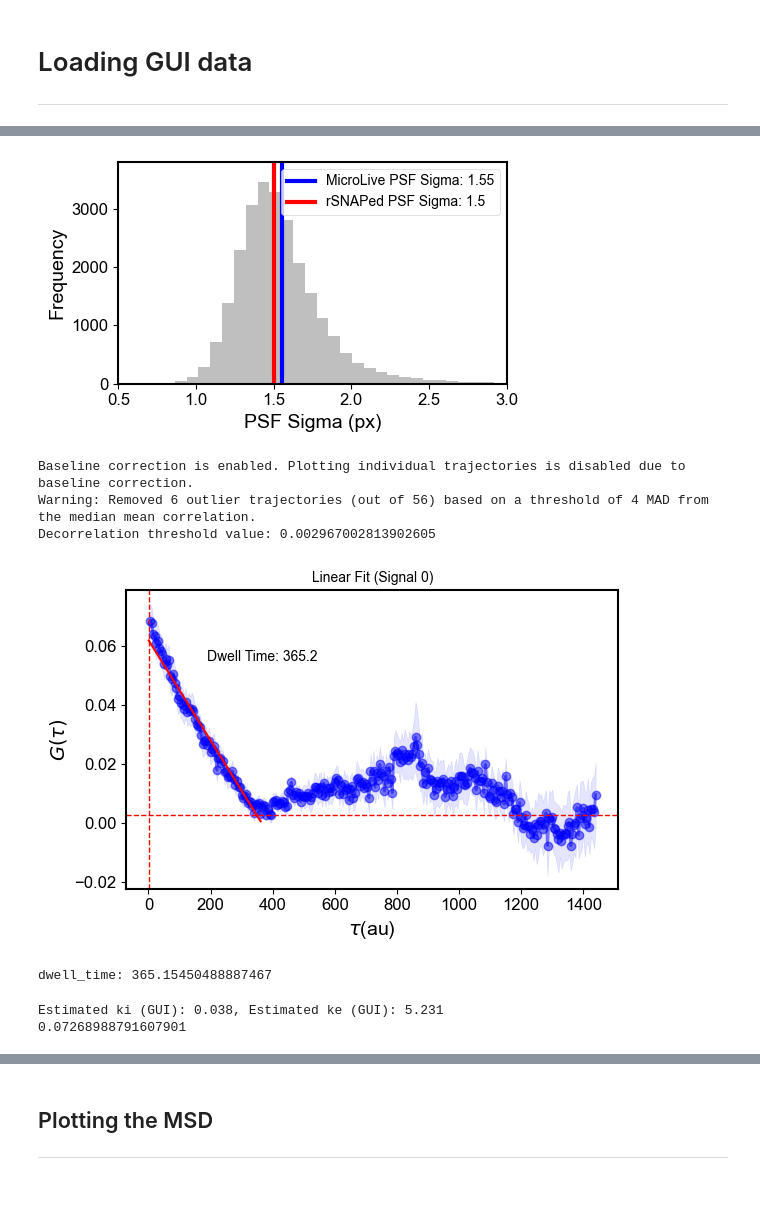
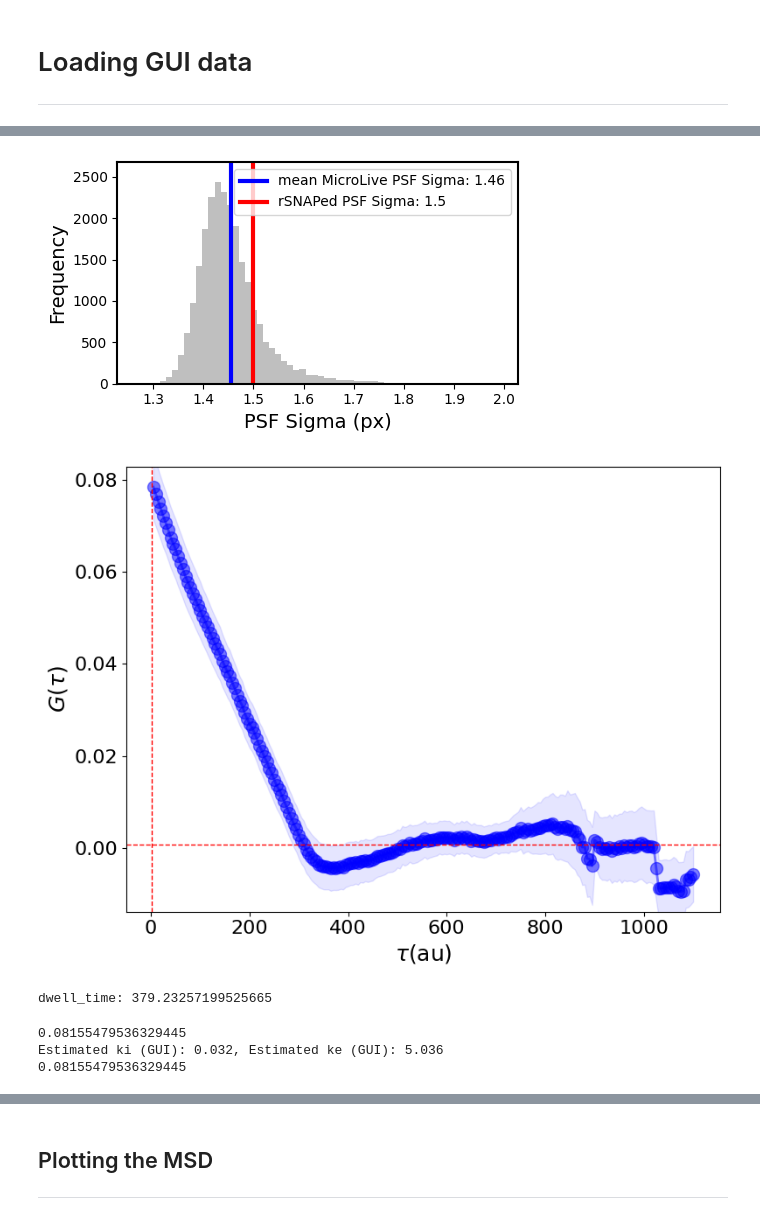
Before and after one commit to ningzhaoAnschutz/microlive, a Jupyter notebook: notebooks/GUI_paper_SI/synthetic_data/notebook_simulations.ipynb, the cells around one changed output, grey strips where cells are left out. Saved outputs shown, nothing was run; the diff lists cells and outputs as text; code cells hidden in the pictures; blank space fills up the shorter version.

```diff
--- a/notebooks/GUI_paper_SI/synthetic_data/notebook_simulations.ipynb
+++ b/notebooks/GUI_paper_SI/synthetic_data/notebook_simulations.ipynb
@@ -36,4 +38,12 @@ rsnaped_dir = r'/Users/nzlab-la/Desktop/rSNAPed'
 gene_file = Path('/Users/nzlab-la/Desktop/microlive/notebooks/GUI_paper_SI/pGG001(smHA-KDM5B-15xBoxB-24xMS2).dna')
 rsnaped_settings_yaml = r'/Users/nzlab-la/Desktop/microlive/notebooks/GUI_paper_SI/synthetic_data/kdm5b.yaml'
 results_dir = Path('/Users/nzlab-la/Desktop/microlive/notebooks/GUI_paper_SI/synthetic_data')
+plot_results_dir = Path('/Users/nzlab-la/Desktop/microlive/notebooks/GUI_paper_SI/synthetic_data/results_plots')
+
+
+# MicroLive data
+
+microlive_tracking_data_path = Path('/Users/nzlab-la/Desktop/microlive/notebooks/GUI_paper_SI/synthetic_data/results_smHA-KDM5B_smHA-KDM5B/tracking_smHA-KDM5B_smHA-KDM5B.csv')
+
+microlive_tracking_dataframe = pd.read_csv(microlive_tracking_data_path)
 # %%
@@ -335,35 +344,35 @@ plt.savefig(results_dir.joinpath('n_particles_per_frame.png'), dpi=900)
 # %%
 # extract the psf_sigma_ch_1 for all particles in all frames
-psf_sigma_ch_1_gui = gui_tracking_df['psf_sigma_ch_1'].values
+psf_sigma_ch_1_gui = microlive_tracking_dataframe['psf_sigma_ch_1'].values
 # remove nan values
 psf_sigma_ch_1_gui = psf_sigma_ch_1_gui[~np.isnan(psf_sigma_ch_1_gui)]
 # calculate the mean and std
 # %%
-gui_tracking_df.columns
+microlive_tracking_dataframe.columns
 use_spot_sigma = 1.5
 number_bins = 60
 ymax_hist =  np.max(np.histogram(psf_sigma_ch_1_gui, bins=number_bins)[0]) * 1.1
 # extract the spot_int_ch_1 values for all particles in the first frame
 # plot an histiogram of the intensity at frame 0
 fig, ax = plt.subplots(figsize=(5, 3), facecolor='white')
 ax.hist(psf_sigma_ch_1_gui, bins=number_bins, color='grey', alpha=0.5)
 ax.set_xlabel('PSF Sigma (px)', fontsize=14)
 ax.set_ylabel('Frequency', fontsize=14)
 #ax.set_title('PSF Sigma')
 #ax.set_xlim(0, np.max(psf_sigma_ch_1_gui) * 1.05)
-ax.set_xlim(0.5, 3)
+#ax.set_xlim(1.2, 2.0)
 ax.set_ylim(0, ymax_hist)
 # print a vertical line at the use_spot_sigma as a red line with max y values  np.max(psf_sigma_ch_1_gui) * 1.1
-ax.axvline(np.mean(psf_sigma_ch_1_gui),ymax=ymax_hist, color='b', linestyle='-', label=f'MicroLive PSF Sigma: {np.mean(psf_sigma_ch_1_gui):.2f}', linewidth=3)
+ax.axvline(np.mean(psf_sigma_ch_1_gui),ymax=ymax_hist, color='b', linestyle='-', label=f'mean MicroLive PSF Sigma: {np.mean(psf_sigma_ch_1_gui):.2f}', linewidth=3)
 ax.axvline(use_spot_sigma ,ymax=ymax_hist, color='r', linestyle='-', label=f'rSNAPed PSF Sigma: {use_spot_sigma}', linewidth=3)
 ax.legend()
 for spine in ax.spines.values():
     spine.set_edgecolor('black')
     spine.set_linewidth(1.5)
 plt.tight_layout()
 # save the figure
-plt.savefig(results_dir.joinpath('psf_sigma_ch_1_histogram.png'), dpi=900)
+plt.savefig(plot_results_dir.joinpath('psf_sigma_ch_1_histogram.png'), dpi=900)
 # %% [output]
-[figure, old version]
+[figure, new version]
 # %%
 step_size_in_sec = 5
@@ -399,9 +408,9 @@ gui_mean_correlation, gui_std_correlation, lags, _, dwell_time_gui = mi.Correlat
                                                                                     show_plot=True,
                                                                                     start_lag=1,
                                                                                     fit_type='linear',
-                                                                                    de_correlation_threshold=0.005,
-                                                                                    index_max_lag_for_fit = 75,
-                                                                                    correct_baseline=True,
+                                                                                    de_correlation_threshold=0.01,
+                                                                                    index_max_lag_for_fit = 99,
+                                                                                    correct_baseline=correct_baseline,
                                                                                     use_linear_projection_for_lag_0=True,
                                                                                     save_plots=False,
                                                                                     use_global_mean= False,
@@ -416,20 +425,21 @@ print("dwell_time:", dwell_time_gui)
 
 # calculate initiation and elongation rates
 # %% [output]
+[figure, new version]
-Baseline correction is enabled. Plotting individual trajectories is disabled due to baseline correction.
-Warning: Removed 6 outlier trajectories (out of 56) based on a threshold of 4 MAD from the median mean correlation.
-Decorrelation threshold value: 0.002967002813902605
+dwell_time: 379.23257199525665
-[figure, old version]
-dwell_time: 365.15450488887467
 # %%
 # calculate initiation and elongation rates for the GUI data
 ki_estimated_gui = np.round( 1/ (gui_mean_correlation[0] * dwell_time_gui ), 3)
 ke_estimated_gui = np.round( gene_length / dwell_time_gui, 3)
+
+print(gui_mean_correlation[0])
+
 print(f"Estimated ki (GUI): {ki_estimated_gui}, Estimated ke (GUI): {ke_estimated_gui}")
 
 print(gui_mean_correlation[0])
 # %% [output]
-Estimated ki (GUI): 0.038, Estimated ke (GUI): 5.231
-0.07268988791607901
+0.08155479536329445
+Estimated ki (GUI): 0.032, Estimated ke (GUI): 5.036
+0.08155479536329445
 # %%
 data_lags = lags_ssa = t
```
Also changed, not shown: parts of 21 cells of this notebook, 19 other files.
